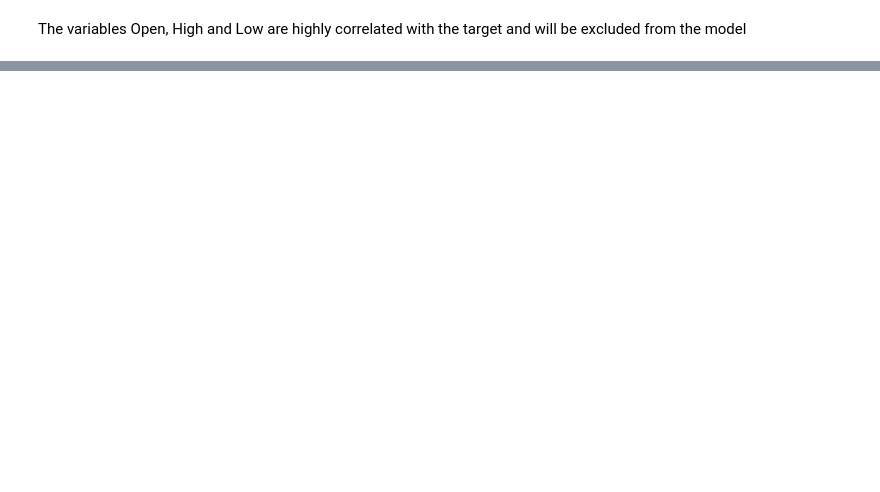
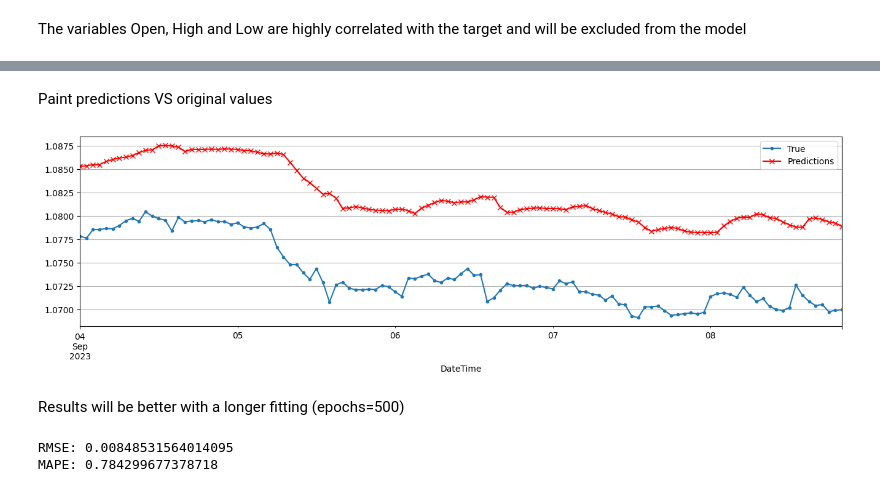
Before and after one commit to JBC2024/ML_EURUSD-PRICE-ESTIMATOR, a Jupyter notebook: src/result_notebooks/EURUSD Price Estimator.ipynb, the cells around one changed output, grey strips where cells are left out. Drawn from its saved outputs; the diff is of its cells as text; code cells hidden in the pictures; blank space fills up the shorter version.

```diff
--- a/src/result_notebooks/EURUSD Price Estimator.ipynb
+++ b/src/result_notebooks/EURUSD Price Estimator.ipynb
@@ -266,0 +323,4 @@ The variables Open, High and Low are highly correlated with the target and will
+# %%
+prediction_model = iom.read_model(model_name)
+
+_, _, df_test = dat.get_train_valid_test_sets(df_original, columns)
@@ -266,0 +329,23 @@ The variables Open, High and Low are highly correlated with the target and will
+# %%
+start_time = '2023-09-04 00:00:00'
+finish_time = '2023-09-10 21:00:00'
+
+idx_start_time = df_test.index.get_loc(start_time)
+idx_finish_time = df_test.index.get_loc(finish_time)
+
+predictions_count = idx_finish_time - idx_start_time
+column_predict ="Predict"
+
+seq_length = vrb.DEFAULT_SEQUENCE_LENGTH
+
+df_results = df_test[idx_start_time: idx_start_time + predictions_count].copy()
+df_results[column_predict] = 0.0
+
+for i in range(0,predictions_count):
+    idx_from = idx_start_time - seq_length + i
+    idx_to = idx_start_time - 1 + i
+    print(f"Predict {i+1}/{predictions_count} => df_test[{idx_from}:{idx_to}]")
+    X = df_test.to_numpy()[np.newaxis, idx_from: idx_to, np.newaxis]
+    df_results.iloc[i, df_results.columns.get_loc(column_predict)] = prediction_model.predict(X)
+
+df_results[column_predict] = round(df_results[column_predict], 6)
@@ -266,0 +387,18 @@ The variables Open, High and Low are highly correlated with the target and will
+# %% [markdown]
+Paint predictions VS original values
+# %%
+fig, ax = plt.subplots(figsize=(16, 4))
+df_results[vrb.COLUMN_CLOSE].plot(label="True", marker=".", ax=ax)
+df_results[column_predict].plot(label="Predictions", grid=True, marker="x", color="r", ax=ax)
+plt.legend()
+plt.show();
+# %% [output]
+[figure, added]
+# %% [markdown]
+Results will be better with a longer fitting (epochs=500)
+# %%
+print("RMSE:", np.sqrt(mean_squared_error(df_results[vrb.COLUMN_CLOSE], df_results[column_predict])))
+print("MAPE:", mean_absolute_percentage_error(df_results[vrb.COLUMN_CLOSE], df_results[column_predict]) * 100)
+# %% [output]
+RMSE: 0.00848531564014095
+MAPE: 0.784299677378718
```
Also changed, not shown: parts of 21 cells of this notebook, 35 other files.
